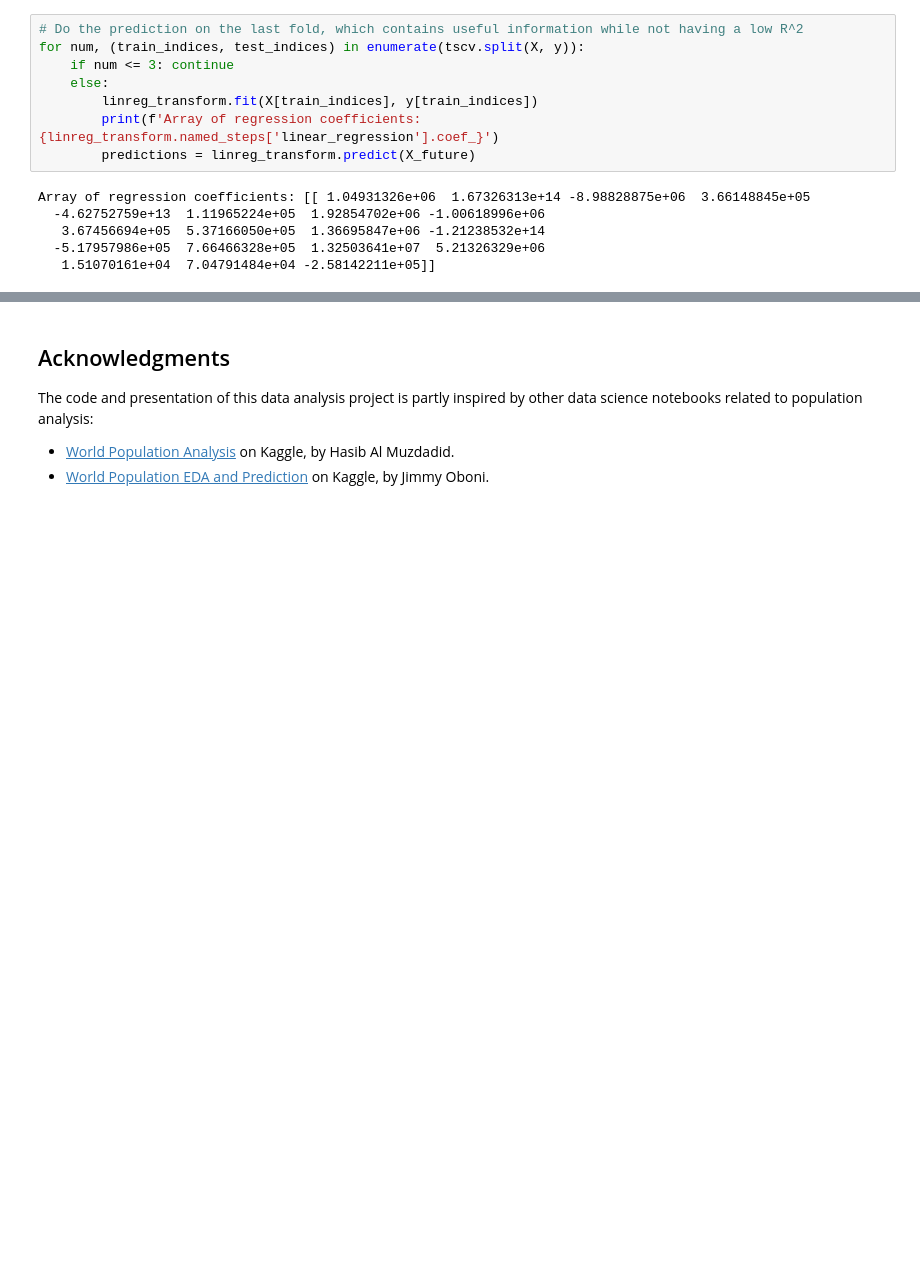
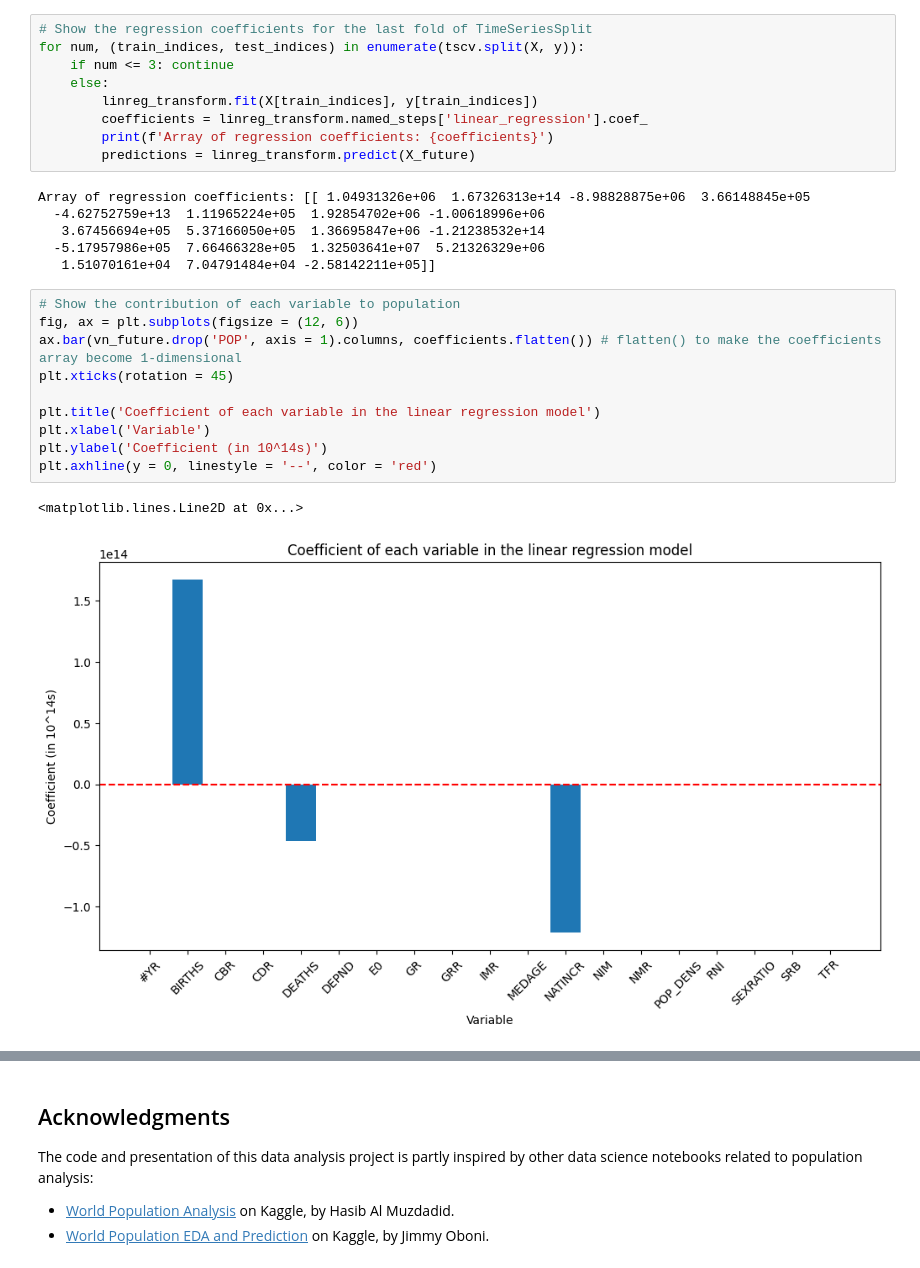
Before and after one commit to thaianle/international-database, a Jupyter notebook: idb5yr-python.ipynb, the cells around one changed output, grey strips where cells are left out. Saved outputs shown, nothing was run; the diff lists cells and outputs as text; blank space fills up the shorter version.

```diff
--- a/idb5yr-python.ipynb
+++ b/idb5yr-python.ipynb
@@ -921,10 +964,11 @@ for train_indices, test_indices in tscv.split(X, y): # we still use the same tim
 # %%
-# Do the prediction on the last fold, which contains useful information while not having a low R^2
+# Show the regression coefficients for the last fold of TimeSeriesSplit
 for num, (train_indices, test_indices) in enumerate(tscv.split(X, y)):
     if num <= 3: continue
     else:
         linreg_transform.fit(X[train_indices], y[train_indices])
-        print(f'Array of regression coefficients: {linreg_transform.named_steps['linear_regression'].coef_}')
+        coefficients = linreg_transform.named_steps['linear_regression'].coef_
+        print(f'Array of regression coefficients: {coefficients}')
         predictions = linreg_transform.predict(X_future)
 # %% [output]
 Array of regression coefficients: [[ 1.04931326e+06  1.67326313e+14 -8.98828875e+06  3.66148845e+05
@@ -932,3 +976,16 @@ Array of regression coefficients: [[ 1.04931326e+06  1.67326313e+14 -8.98828875e
    3.67456694e+05  5.37166050e+05  1.36695847e+06 -1.21238532e+14
   -5.17957986e+05  7.66466328e+05  1.32503641e+07  5.21326329e+06
    1.51070161e+04  7.04791484e+04 -2.58142211e+05]]
+# %%
+# Show the contribution of each variable to population
+fig, ax = plt.subplots(figsize = (12, 6))
+ax.bar(vn_future.drop('POP', axis = 1).columns, coefficients.flatten()) # flatten() to make the coefficients array become 1-dimensional
+plt.xticks(rotation = 45)
+
+plt.title('Coefficient of each variable in the linear regression model')
+plt.xlabel('Variable')
+plt.ylabel('Coefficient (in 10^14s)')
+plt.axhline(y = 0, linestyle = '--', color = 'red')
+# %% [output]
+<matplotlib.lines.Line2D at 0x...>
+[figure, added]
```
Also changed, not shown: parts of 26 cells of this notebook.
